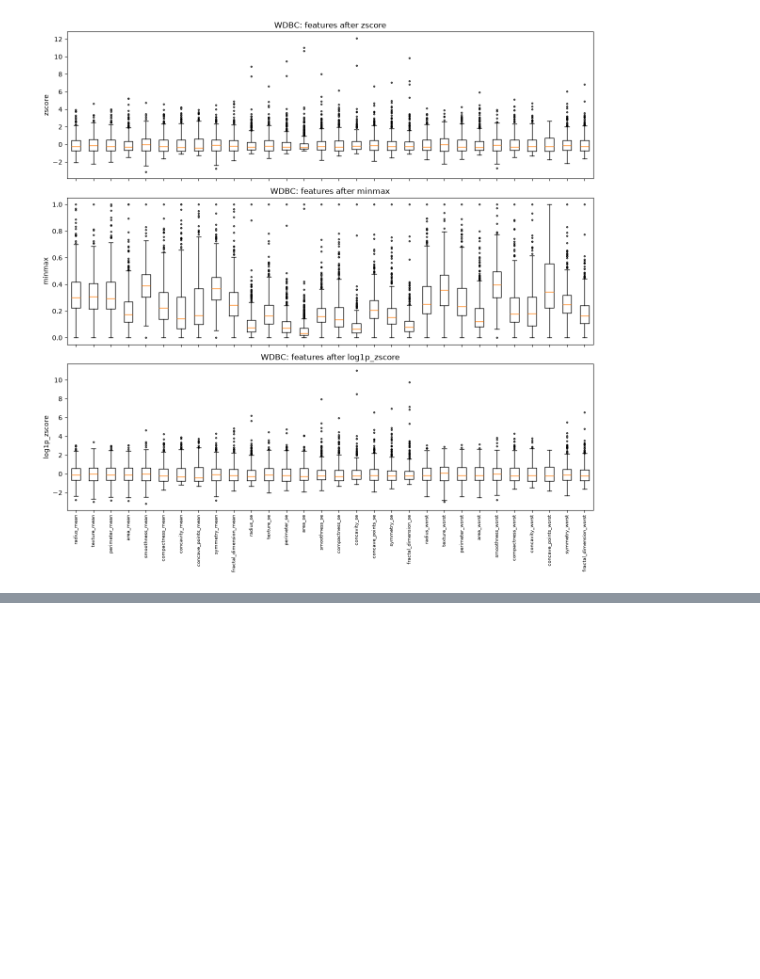
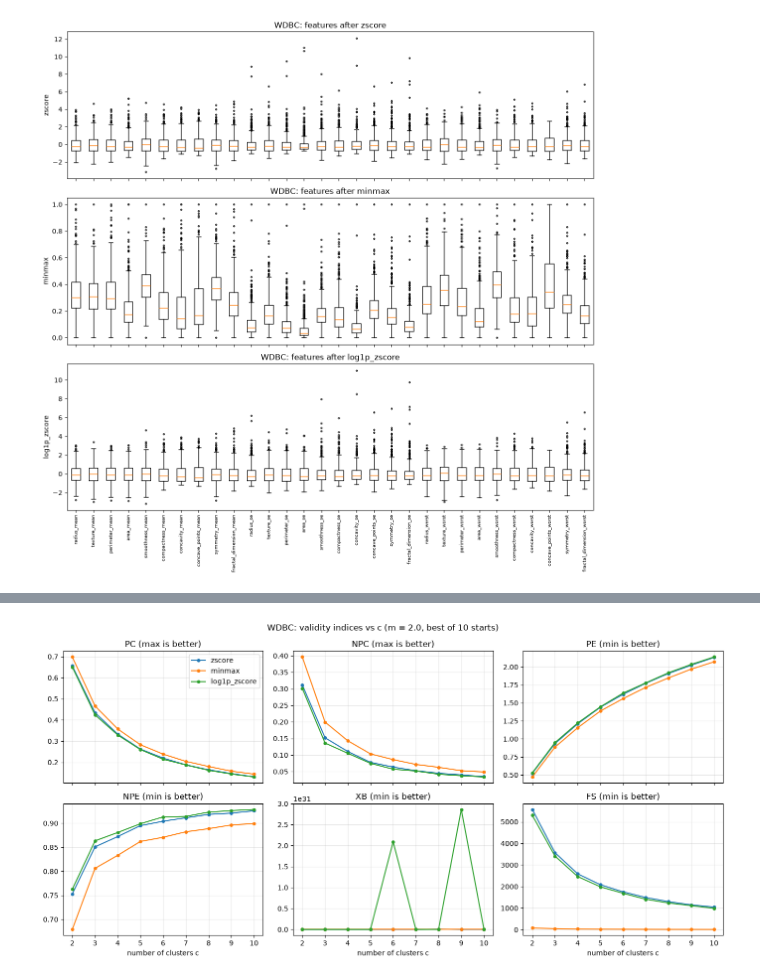
Before and after one commit to Stefy1209/Advanced-Methods-of-Data-Analysis, a Jupyter notebook: Reports/Report 1/src/wdbc/main.ipynb, the cells around one changed output, grey strips where cells are left out. Saved outputs shown, nothing was run; the diff lists cells and outputs as text; code cells hidden in the pictures; blank space fills up the shorter version.

```diff
--- a/Reports/Report 1/src/wdbc/main.ipynb
+++ b/Reports/Report 1/src/wdbc/main.ipynb
@@ -384,0 +480,24 @@ plt.show()
+# %%
+C_RANGE = range(2, 11)
+M_DEFAULT = 2.0
+N_INIT = 10
+
+rows = []
+best_runs = {}                         # (variant, c) -> best FCMResult, reused in later steps
+for name, A in variants.items():
+    for c in C_RANGE:
+        best, info = fcm.fcm_multistart(A, c, m=M_DEFAULT, n_init=N_INIT, seed=SEED,
+                                        eps=FCM_EPS, max_iter=FCM_MAX_ITER)
+        best_runs[(name, c)] = best
+        rows.append({
+            "variant": name, "c": c,
+            **fcm.validity_indices(A, best, M_DEFAULT),
+            "J": best.J, "iterations": best.n_iter,
+            "n_at_best": info["n_at_best"], "n_not_converged": info["n_not_converged"],
+            "J_worst_start": info["J_all"].max(),
+        })
+        print(f"{name:12s} c={c:2d}  J={best.J:12.4f}  iter={best.n_iter:4d}  "
+              f"starts at best minimum={info['n_at_best']}/{N_INIT}  not converged={info['n_not_converged']}")
+
+c_sel = pd.DataFrame(rows)
+c_sel.to_csv(OUT_DIR / "wdbc_c_selection.csv", index=False)
@@ -384,0 +522,19 @@ plt.show()
+# %%
+INDICES = {"PC": "max", "NPC": "max", "PE": "min", "NPE": "min", "XB": "min", "FS": "min"}
+
+fig, axes = plt.subplots(2, 3, figsize=(14, 7), sharex=True)
+for ax, (idx, best_dir) in zip(axes.ravel(), INDICES.items()):
+    for name, g in c_sel.groupby("variant", sort=False):
+        ax.plot(g["c"], g[idx], marker="o", markersize=4, label=name)
+    ax.set_title(f"{idx} ({best_dir} is better)")
+    ax.set_xticks(list(C_RANGE))
+    ax.grid(alpha=0.3)
+for ax in axes[-1]:
+    ax.set_xlabel("number of clusters c")
+axes[0, 0].legend()
+fig.suptitle(f"WDBC: validity indices vs c (m = {M_DEFAULT}, best of {N_INIT} starts)")
+fig.tight_layout()
+fig.savefig(FIG_DIR / "wdbc_c_selection_indices.png", dpi=200)
+plt.show()
+# %% [output]
+[figure, added]
```
Also changed, not shown: parts of 43 cells of this notebook, 43 other files.
